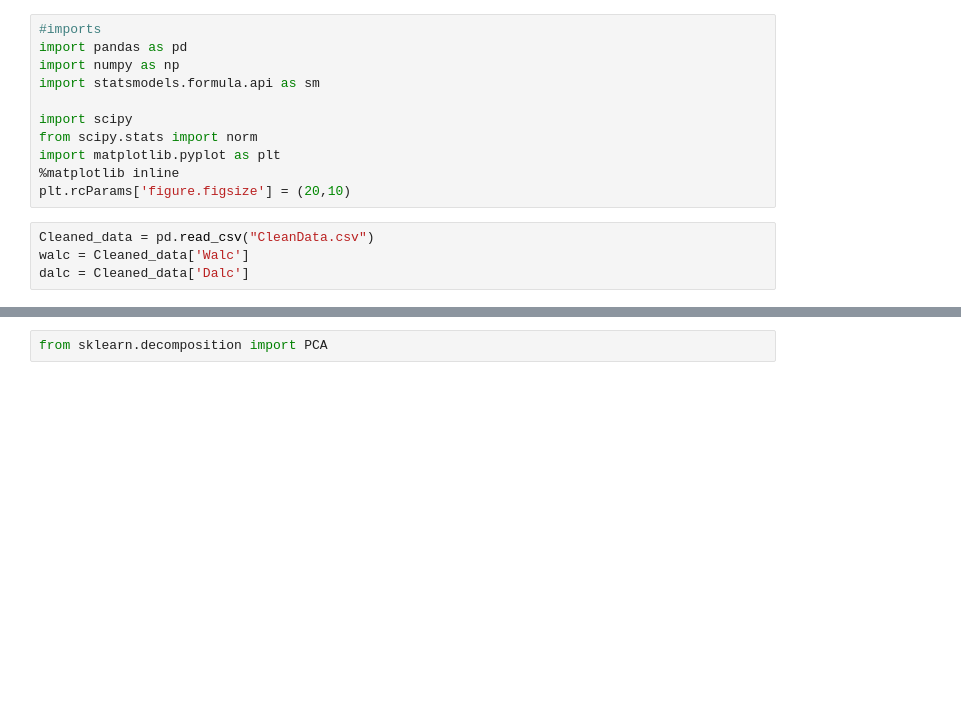
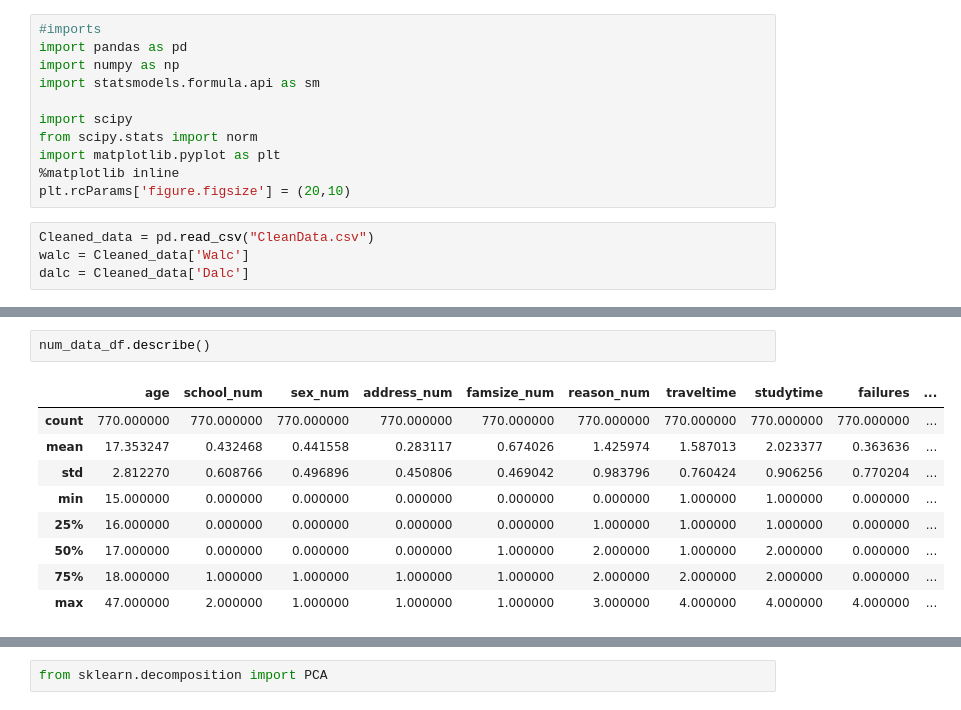
Before and after one commit to fagan2888/DataSci_Final_Project, a Jupyter notebook: PCA Visualization/PCA Visualization.ipynb, the cells around one changed output, grey strips where cells are left out. Cells and saved outputs as stored; diff of their text form; blank space fills up the shorter version.

```diff
--- a/PCA Visualization/PCA Visualization.ipynb
+++ b/PCA Visualization/PCA Visualization.ipynb
@@ -15,0 +32,12 @@ dalc = Cleaned_data['Dalc']
+# %%
+num_data_df.describe()
+# %% [output]
+|  | age | school_num | sex_num | address_num | famsize_num | reason_num | traveltime | studytime | failures | ... |
+| count | 770.000000 | 770.000000 | 770.000000 | 770.000000 | 770.000000 | 770.000000 | 770.000000 | 770.000000 | 770.000000 | ... |
+| mean | 17.353247 | 0.432468 | 0.441558 | 0.283117 | 0.674026 | 1.425974 | 1.587013 | 2.023377 | 0.363636 | ... |
+| std | 2.812270 | 0.608766 | 0.496896 | 0.450806 | 0.469042 | 0.983796 | 0.760424 | 0.906256 | 0.770204 | ... |
+| min | 15.000000 | 0.000000 | 0.000000 | 0.000000 | 0.000000 | 0.000000 | 1.000000 | 1.000000 | 0.000000 | ... |
+| 25% | 16.000000 | 0.000000 | 0.000000 | 0.000000 | 0.000000 | 1.000000 | 1.000000 | 1.000000 | 0.000000 | ... |
+| 50% | 17.000000 | 0.000000 | 0.000000 | 0.000000 | 1.000000 | 2.000000 | 1.000000 | 2.000000 | 0.000000 | ... |
+| 75% | 18.000000 | 1.000000 | 1.000000 | 1.000000 | 1.000000 | 2.000000 | 2.000000 | 2.000000 | 0.000000 | ... |
+| max | 47.000000 | 2.000000 | 1.000000 | 1.000000 | 1.000000 | 3.000000 | 4.000000 | 4.000000 | 4.000000 | ... |
```
Also changed, not shown: parts of 9 cells of this notebook.
